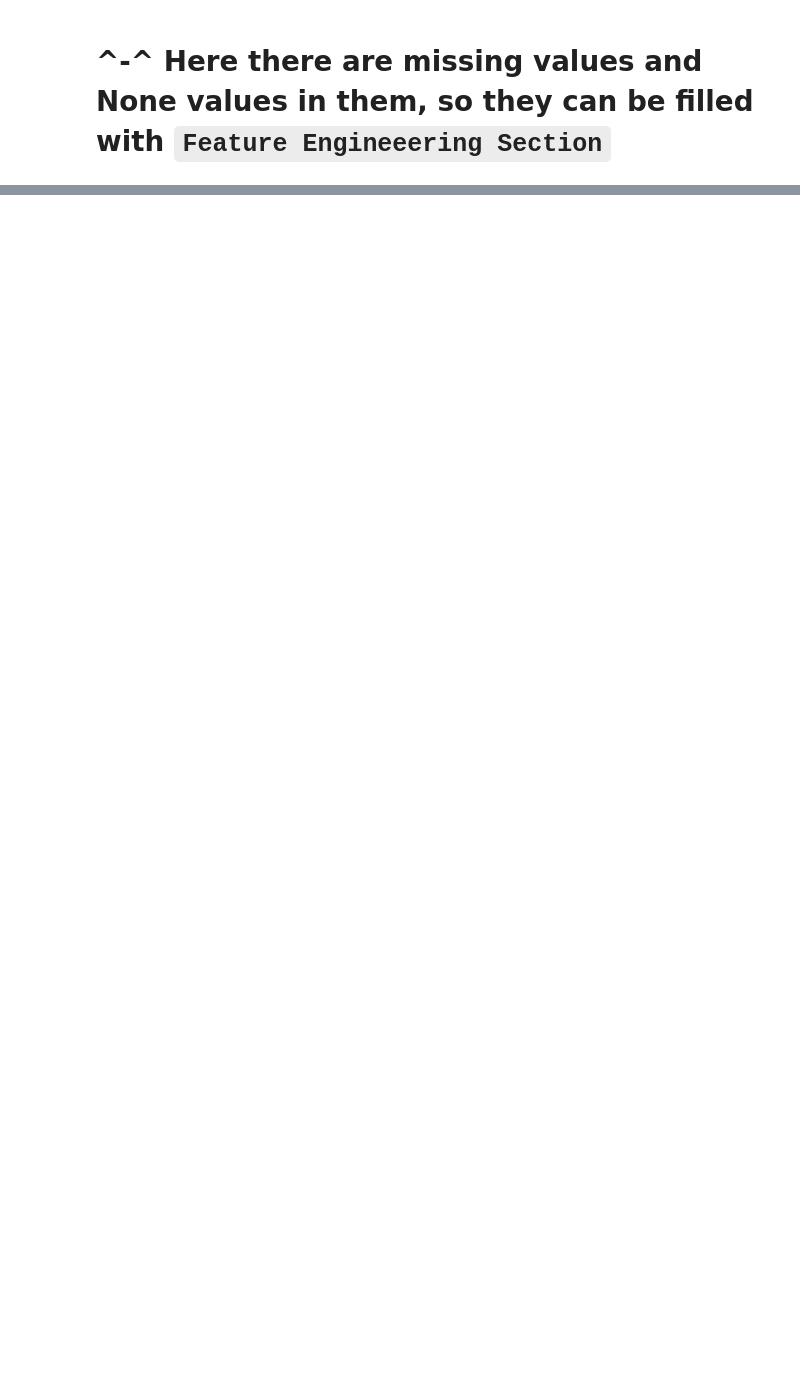
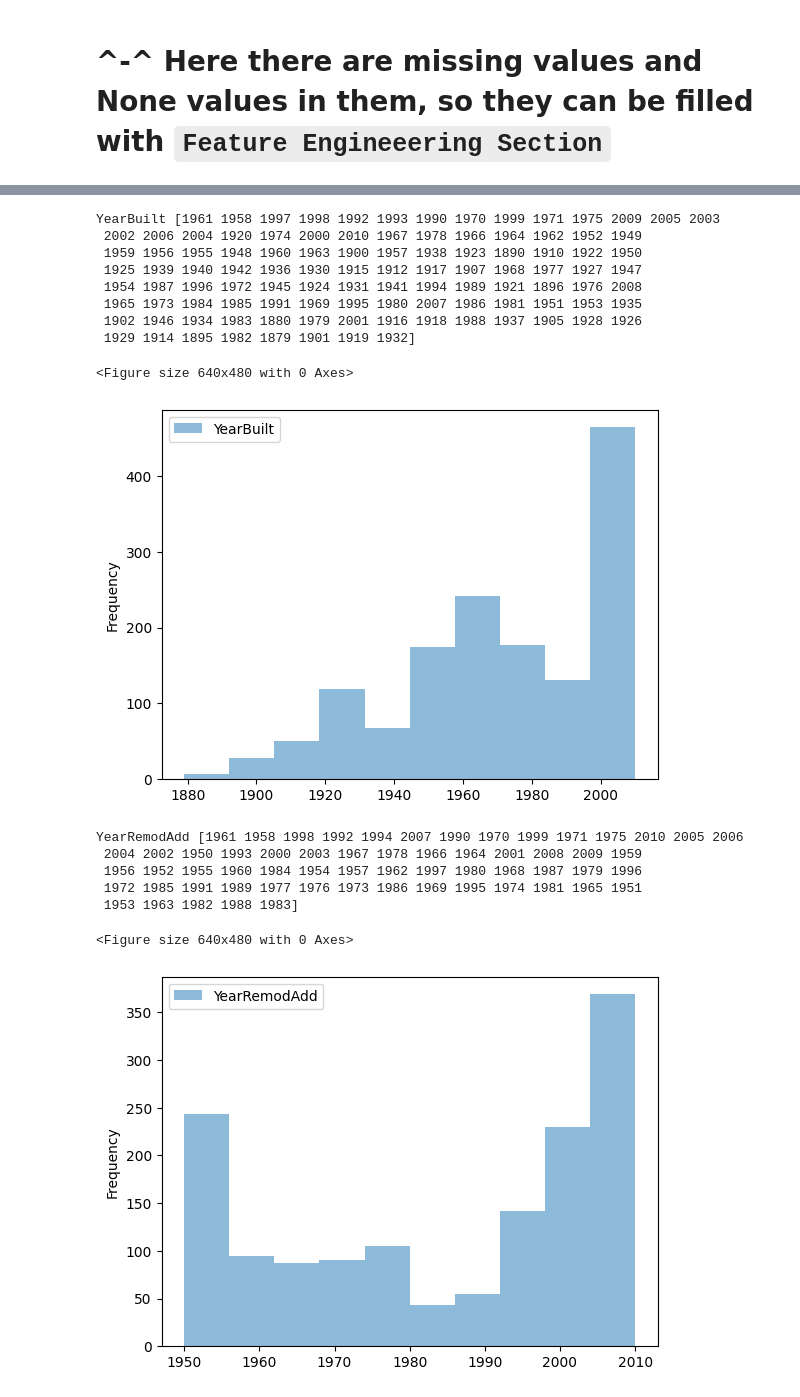
Before and after one commit to kalyanAVT/Exploratory-Data-Analysis, a Jupyter notebook: phase1.ipynb, the cells around one changed output, grey strips where cells are left out. Saved outputs shown, nothing was run; the diff lists cells and outputs as text; code cells hidden in the pictures; blank space fills up the shorter version.

Commit message:
Exploring the Year feature

```diff
--- a/phase1.ipynb
+++ b/phase1.ipynb
@@ -83,2 +69,7 @@ for feature in featureWithNoneValue:
 # %% [markdown]
 # ^-^ Here there are missing values and None values in them, so they can be filled with `Feature Engineeering Section`
+# %%
+featureValue = [feature for feature in dataset.columns if dataset[feature].dtype != '0']
+
+print('feature numericals values are {} '.format(len(featureValue)))
+dataset[featureValue].head()
@@ -84,0 +84,11 @@ for feature in featureWithNoneValue:
+# %%
+for feature in featureValue:
+    data2 = dataset.copy()
+
+    data2.groupby(feature)['Id'].median().plot()
+    plt.title(feature)
+    plt.show()
+# %%
+feature_in_year = [feature for feature in dataset if "Yr" in feature or "Year" in feature]
+print('Feature in Year {}'.format(len(feature_in_year)))
+print(feature_in_year)
@@ -84,0 +98,3 @@ for feature in featureWithNoneValue:
+# %%
+for feature in feature_in_year:
+    print(feature,dataset[feature].unique())
@@ -84,0 +119,33 @@ for feature in featureWithNoneValue:
+# %%
+for feature in feature_in_year:
+    print(feature,dataset[feature].unique())
+
+
+
+    #dataset.groupby(feature_in_year)['Id'].mean().plot()
+    #plt.title(feature)
+    #plt.show()
+
+    df4 = pd.DataFrame(dataset,columns =[feature])
+    plt.figure()
+
+    df4.plot.hist(alpha = 0.5)
+    plt.show()
+# %% [output]
+YearBuilt [1961 1958 1997 1998 1992 1993 1990 1970 1999 1971 1975 2009 2005 2003
+ 2002 2006 2004 1920 1974 2000 2010 1967 1978 1966 1964 1962 1952 1949
+ 1959 1956 1955 1948 1960 1963 1900 1957 1938 1923 1890 1910 1922 1950
+ 1925 1939 1940 1942 1936 1930 1915 1912 1917 1907 1968 1977 1927 1947
+ 1954 1987 1996 1972 1945 1924 1931 1941 1994 1989 1921 1896 1976 2008
+ 1965 1973 1984 1985 1991 1969 1995 1980 2007 1986 1981 1951 1953 1935
+ 1902 1946 1934 1983 1880 1979 2001 1916 1918 1988 1937 1905 1928 1926
+ 1929 1914 1895 1982 1879 1901 1919 1932]
+<Figure size 640x480 with 0 Axes>
+[figure, added]
+YearRemodAdd [1961 1958 1998 1992 1994 2007 1990 1970 1999 1971 1975 2010 2005 2006
+ 2004 2002 1950 1993 2000 2003 1967 1978 1966 1964 2001 2008 2009 1959
+ 1956 1952 1955 1960 1984 1954 1957 1962 1997 1980 1968 1987 1979 1996
+ 1972 1985 1991 1989 1977 1976 1973 1986 1969 1995 1974 1981 1965 1951
+ 1953 1963 1982 1988 1983]
+<Figure size 640x480 with 0 Axes>
+[figure, added]
```
Also changed, not shown: parts of 5 cells of this notebook.
